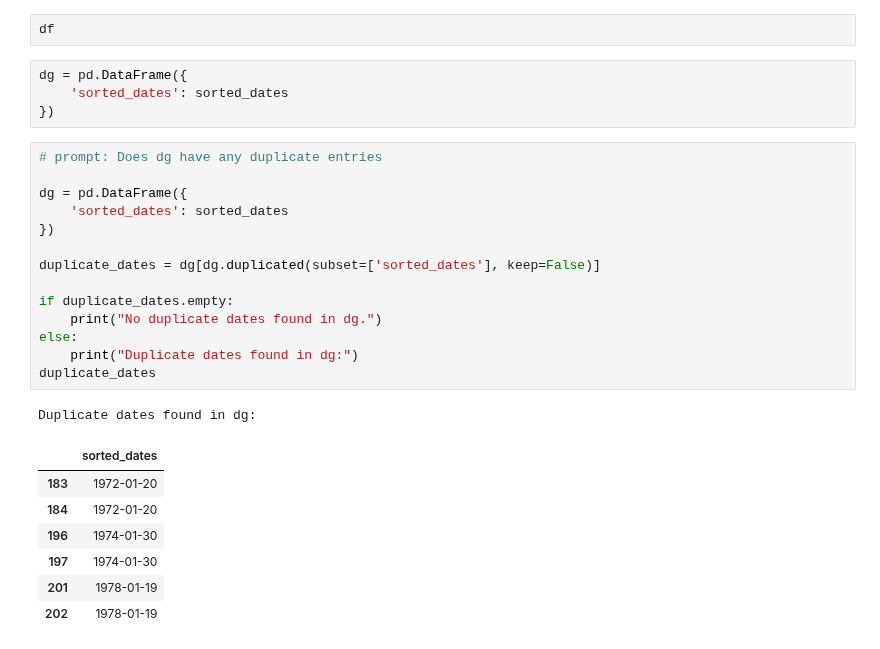
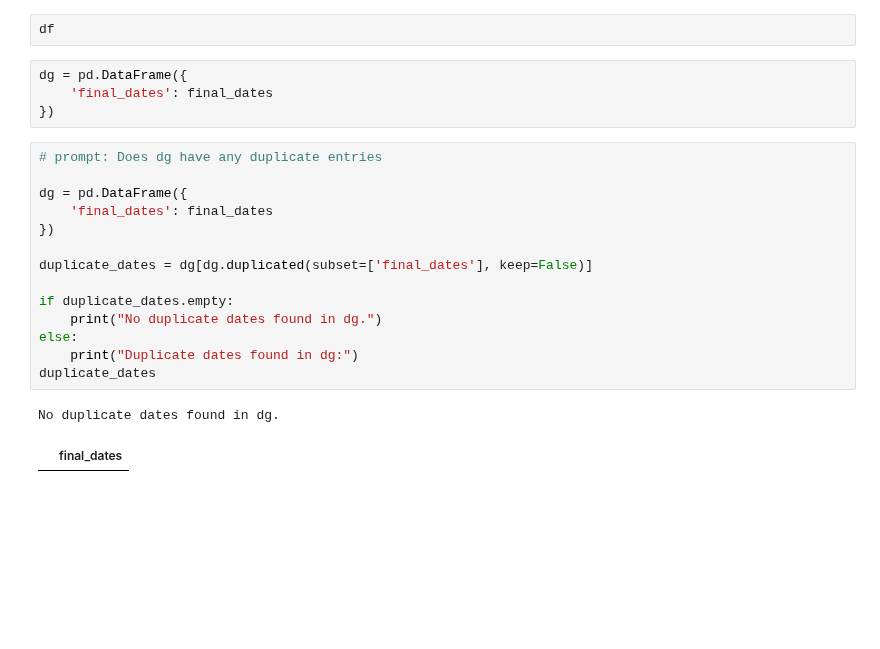
Before and after one commit to alex-smith-uwec/NLP_Spring2025, a Jupyter notebook: StateUnion.ipynb, the cells around one changed output. Saved outputs shown, nothing was run; the diff lists cells and outputs as text; blank space fills up the shorter version.

```diff
--- a/StateUnion.ipynb
+++ b/StateUnion.ipynb
@@ -283,28 +232,22 @@ num_sections
 df
 # %%
 dg = pd.DataFrame({
-    'sorted_dates': sorted_dates
+    'final_dates': final_dates
 })
 # %%
 # prompt: Does dg have any duplicate entries
 
 dg = pd.DataFrame({
-    'sorted_dates': sorted_dates
+    'final_dates': final_dates
 })
 
-duplicate_dates = dg[dg.duplicated(subset=['sorted_dates'], keep=False)]
+duplicate_dates = dg[dg.duplicated(subset=['final_dates'], keep=False)]
 
 if duplicate_dates.empty:
     print("No duplicate dates found in dg.")
 else:
     print("Duplicate dates found in dg:")
 duplicate_dates
 # %% [output]
-Duplicate dates found in dg:
+No duplicate dates found in dg.
-|  | sorted_dates |
-| 183 | 1972-01-20 |
-| 184 | 1972-01-20 |
-| 196 | 1974-01-30 |
-| 197 | 1974-01-30 |
-| 201 | 1978-01-19 |
-| 202 | 1978-01-19 |
+|  | final_dates |
```
Also changed, not shown: parts of 5 cells of this notebook.
